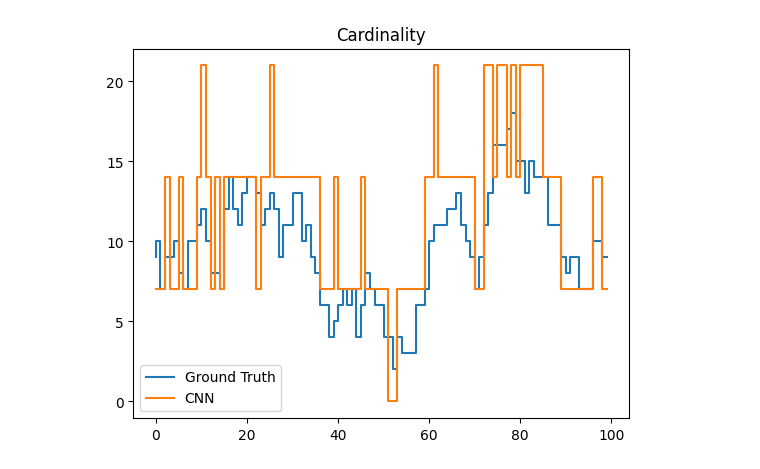
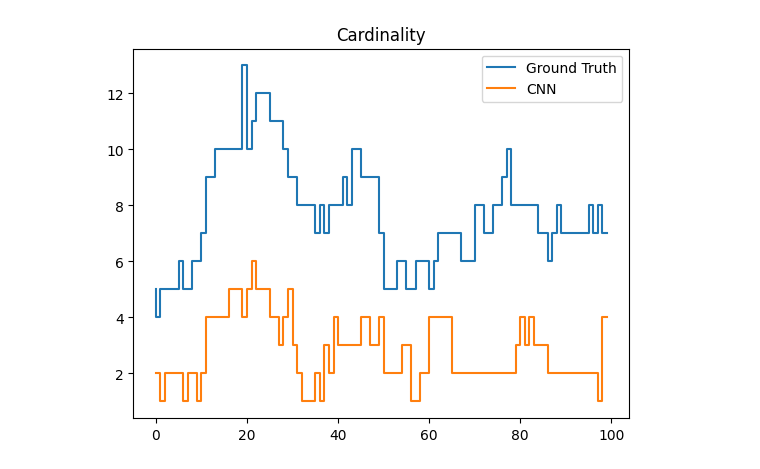
Before and after one commit to Damowerko/mtt, a Jupyter notebook: scripts/evaluate.ipynb, the cells around one changed output. Drawn from its saved outputs; the diff is of its cells as text; code cells hidden in the pictures.

```diff
--- a/scripts/evaluate.ipynb
+++ b/scripts/evaluate.ipynb
@@ -23,7 +23,7 @@ from mtt.utils import ospa
 rng = np.random.default_rng()
 # %%
 # load model
-model_id = "d6925e6c"
+model_id = "95634b79"
 run_path = !guild ls {model_id}
 run_path = run_path[0][:-1]
 checkpoint_path = os.path.join(run_path, "checkpoints/best.ckpt")
@@ -49,16 +83,16 @@ for i in range(n):
 # %%
 # plot cardinality
-filt_idx = 10
+filt_idx = -1
 card_true = [len(d[2][filt_idx]["target_positions"]) for d in dataset]
 card_pred = [len(p[filt_idx]) for p in predictions]
 
 plt.title("Cardinality")
 plt.step(np.arange(n), card_true, label="Ground Truth")
 plt.step(np.arange(n), card_pred, label="CNN")
 plt.legend()
 plt.savefig("../figures/cardinality.png")
 # %% [output]
-[figure, old version]
+[figure, new version]
 # %%
 ospas = []
 for idx in range(n):
```
Also changed, not shown: parts of 3 cells of this notebook, 6 other files.
